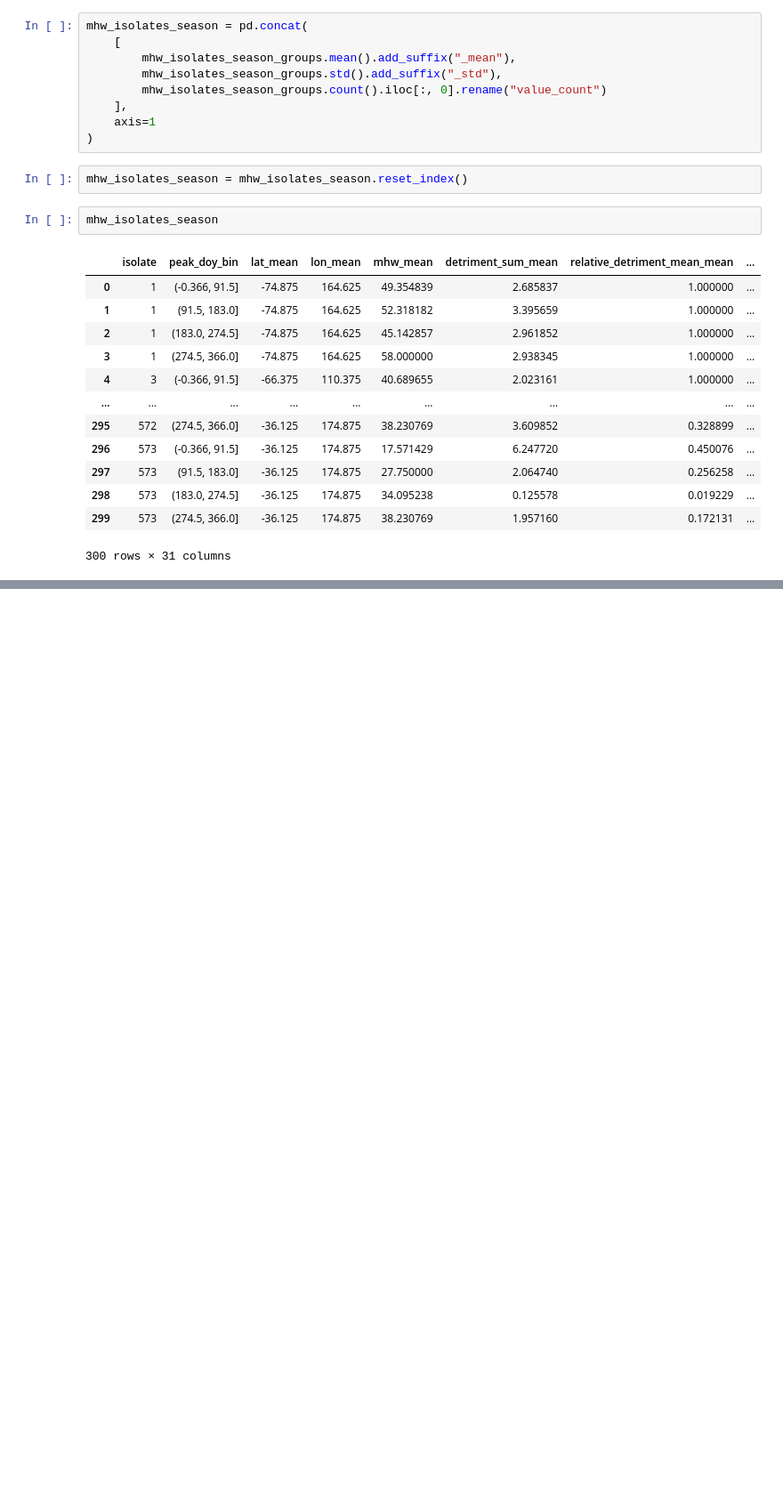
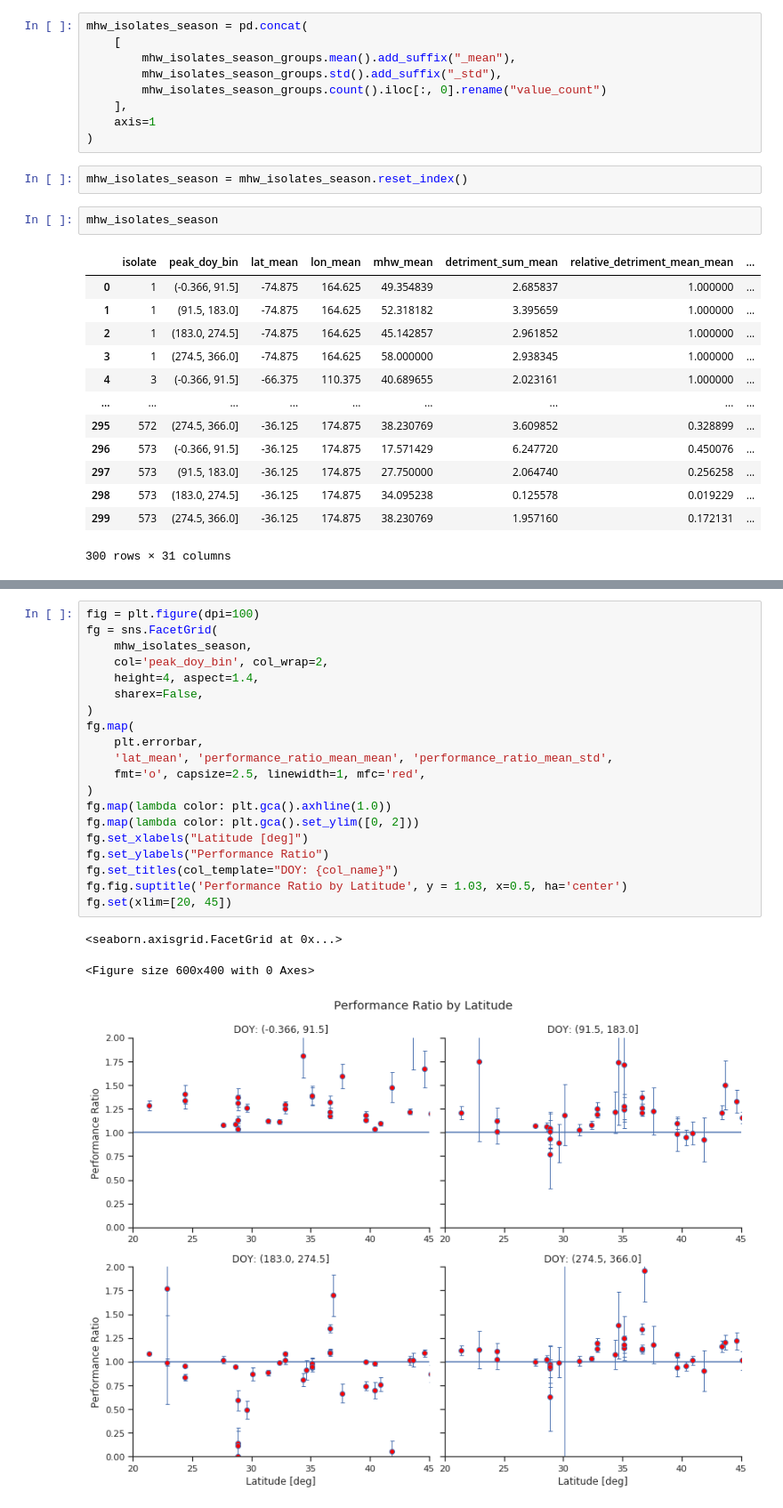
Before and after one commit to HuckleyLab/phyto-mhw, a Jupyter notebook: analysis/Individual_Isolate_performance.ipynb, the cells around one changed output, grey strips where cells are left out. Shown at 89% size. Cells and saved outputs as stored; diff of their text form; blank space fills up the shorter version.

Commit message:
individual isolates work

```diff
--- a/analysis/Individual_Isolate_performance.ipynb
+++ b/analysis/Individual_Isolate_performance.ipynb
@@ -678,0 +680,24 @@ fg.set_titles(col_template="DOY: {col_name}")
+# %%
+fig = plt.figure(dpi=100)
+fg = sns.FacetGrid(
+    mhw_isolates_season,
+    col='peak_doy_bin', col_wrap=2,
+    height=4, aspect=1.4,
+    sharex=False,
+)
+fg.map(
+    plt.errorbar,
+    'lat_mean', 'performance_ratio_mean_mean', 'performance_ratio_mean_std',
+    fmt='o', capsize=2.5, linewidth=1, mfc='red',
+)
+fg.map(lambda color: plt.gca().axhline(1.0))
+fg.map(lambda color: plt.gca().set_ylim([0, 2]))
+fg.set_xlabels("Latitude [deg]")
+fg.set_ylabels("Performance Ratio")
+fg.set_titles(col_template="DOY: {col_name}")
+fg.fig.suptitle('Performance Ratio by Latitude', y = 1.03, x=0.5, ha='center')
+fg.set(xlim=[20, 45])
+# %% [output]
+<seaborn.axisgrid.FacetGrid at 0x...>
+<Figure size 600x400 with 0 Axes>
+[figure, added]
```
Also changed, not shown: parts of 11 cells of this notebook.
